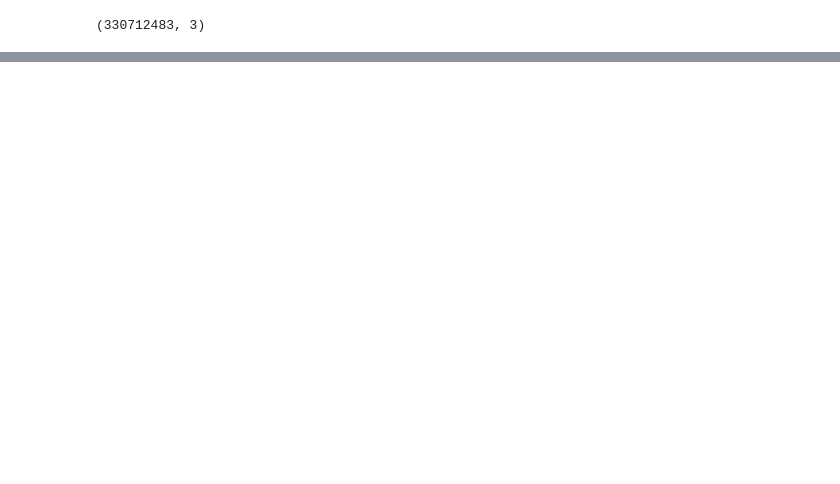
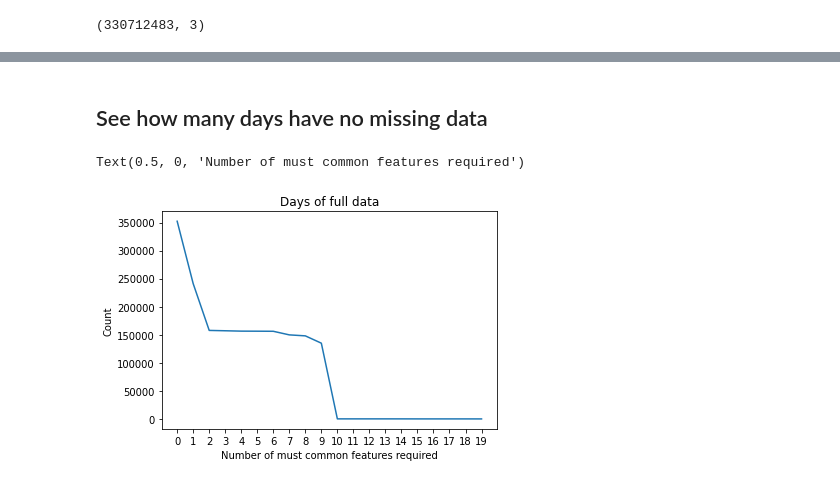
Before and after one commit to Gareth001/thesis, a Jupyter notebook: notebooks/MIMIC features.ipynb, the cells around one changed output, grey strips where cells are left out. Saved outputs shown, nothing was run; the diff lists cells and outputs as text; code cells hidden in the pictures; blank space fills up the shorter version.

```diff
--- a/notebooks/MIMIC features.ipynb
+++ b/notebooks/MIMIC features.ipynb
@@ -108,0 +139,13 @@ No handles with labels found to put in legend.
+# %% [markdown]
+## See how many days have no missing data
+# %%
+x = range(20)
+y = [len(pivot[counts.index[:x]].dropna()) for x in range(20)]
+sns.lineplot(x=x, y=y)
+plt.title('Days of full data')
+plt.ylabel('Count')
+plt.xticks(x)
+plt.xlabel('Number of must common features required')
+# %% [output]
+Text(0.5, 0, 'Number of must common features required')
+[figure, added]
```
Also changed, not shown: parts of 16 cells of this notebook.
